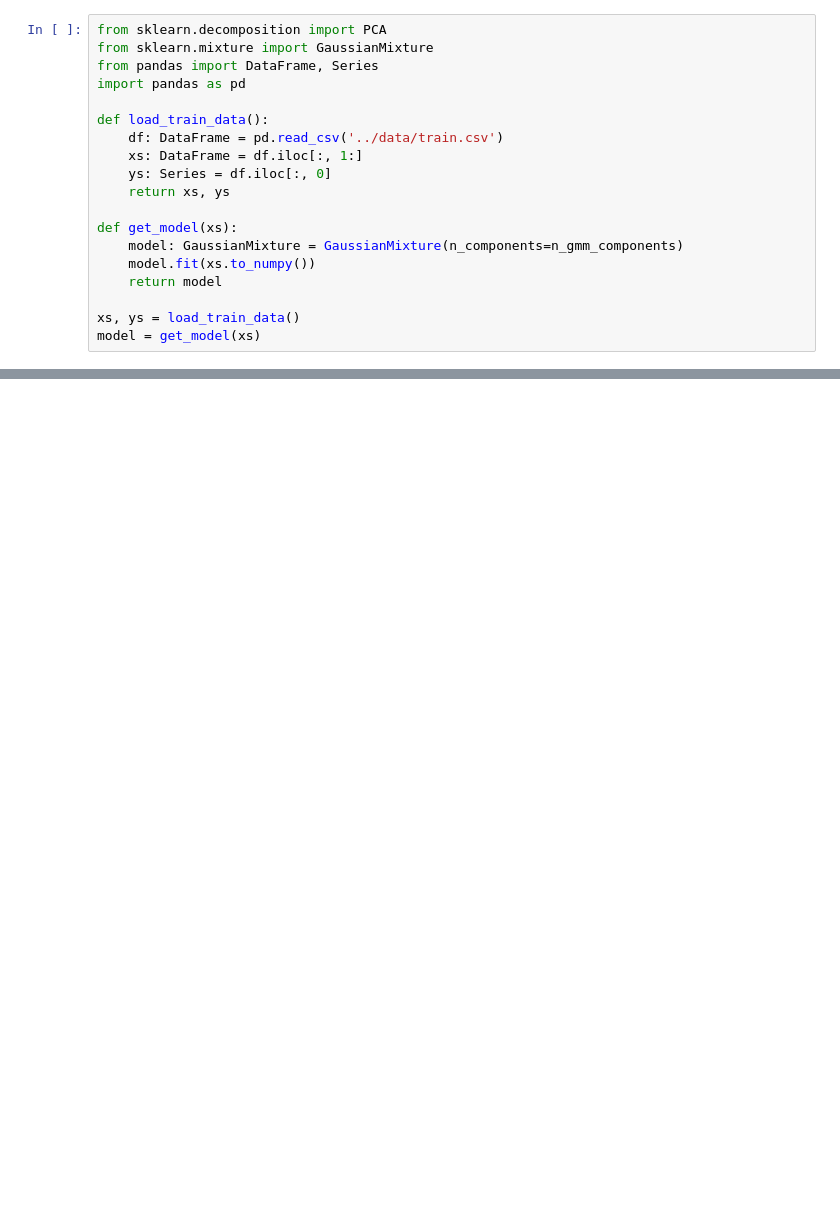
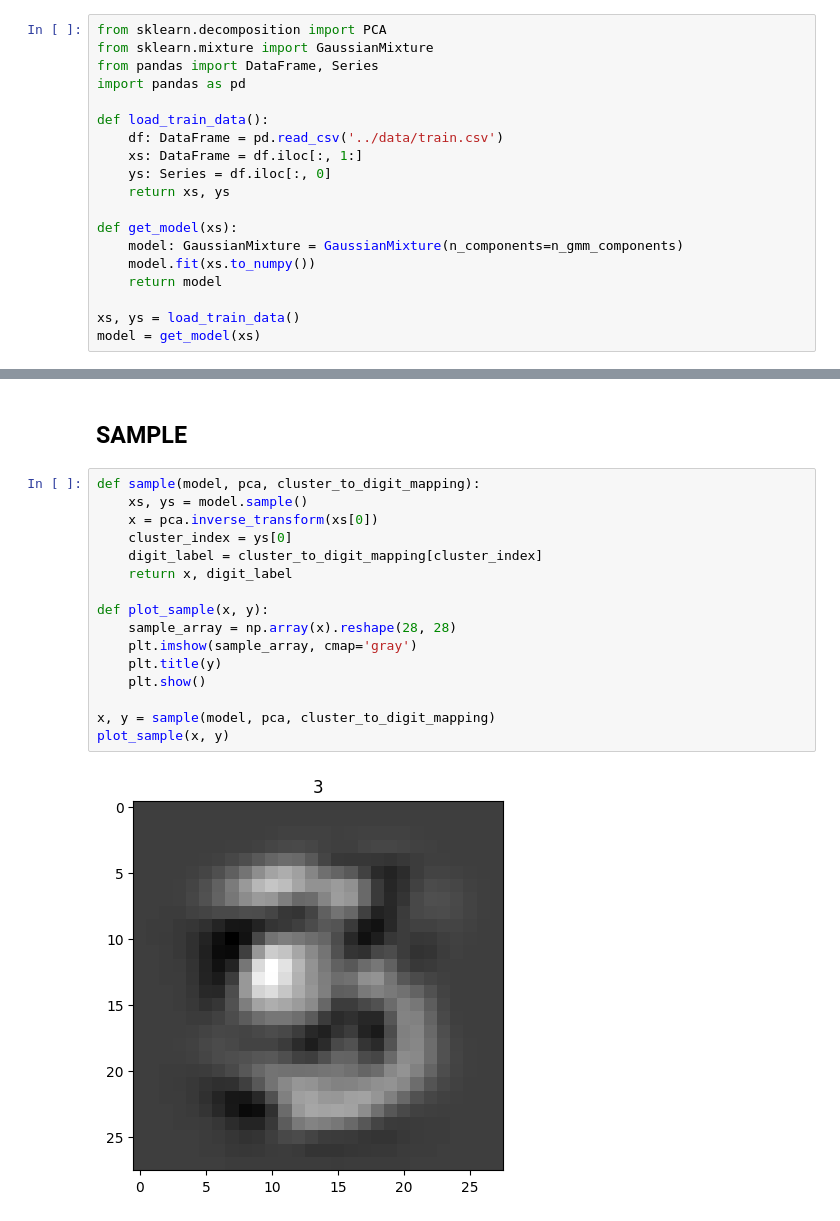
Before and after one commit to MiroslavPakanec/MNIST-generator-with-GMMs, a Jupyter notebook: service/notebooks/clustering_evaluation.ipynb, the cells around one changed output, grey strips where cells are left out. Cells and saved outputs as stored; diff of their text form; blank space fills up the shorter version.

```diff
--- a/service/notebooks/clustering_evaluation.ipynb
+++ b/service/notebooks/clustering_evaluation.ipynb
@@ -133,0 +350,20 @@ y = predict(x)
+# %% [markdown]
+## SAMPLE
+# %%
+def sample(model, pca, cluster_to_digit_mapping):
+    xs, ys = model.sample()
+    x = pca.inverse_transform(xs[0])
+    cluster_index = ys[0]
+    digit_label = cluster_to_digit_mapping[cluster_index]
+    return x, digit_label
+
+def plot_sample(x, y):
+    sample_array = np.array(x).reshape(28, 28)
+    plt.imshow(sample_array, cmap='gray')
+    plt.title(y)
+    plt.show()
+
+x, y = sample(model, pca, cluster_to_digit_mapping)
+plot_sample(x, y)
+# %% [output]
+[figure, added]
```
Also changed, not shown: parts of 20 cells of this notebook, 14 other files.
